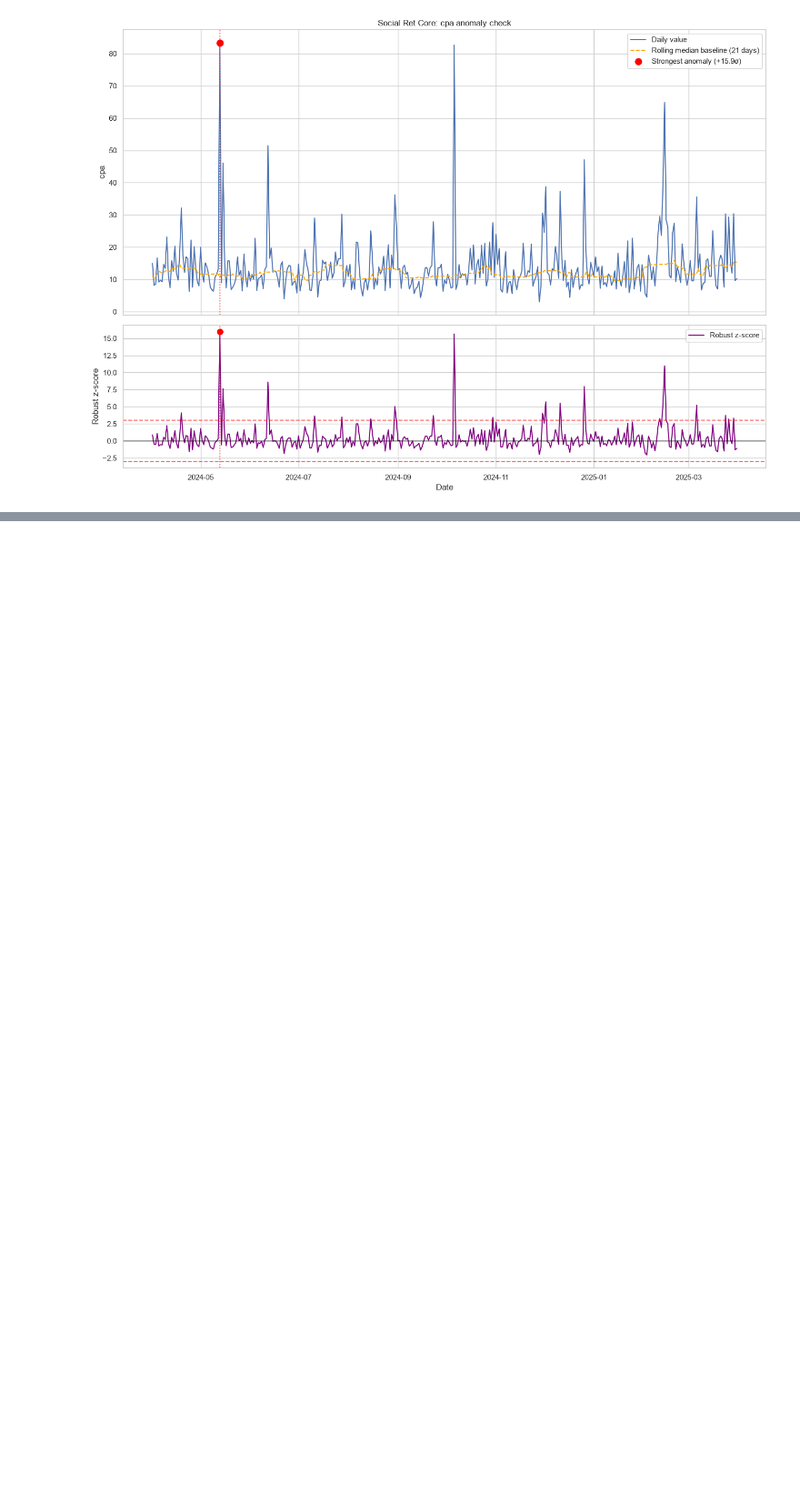
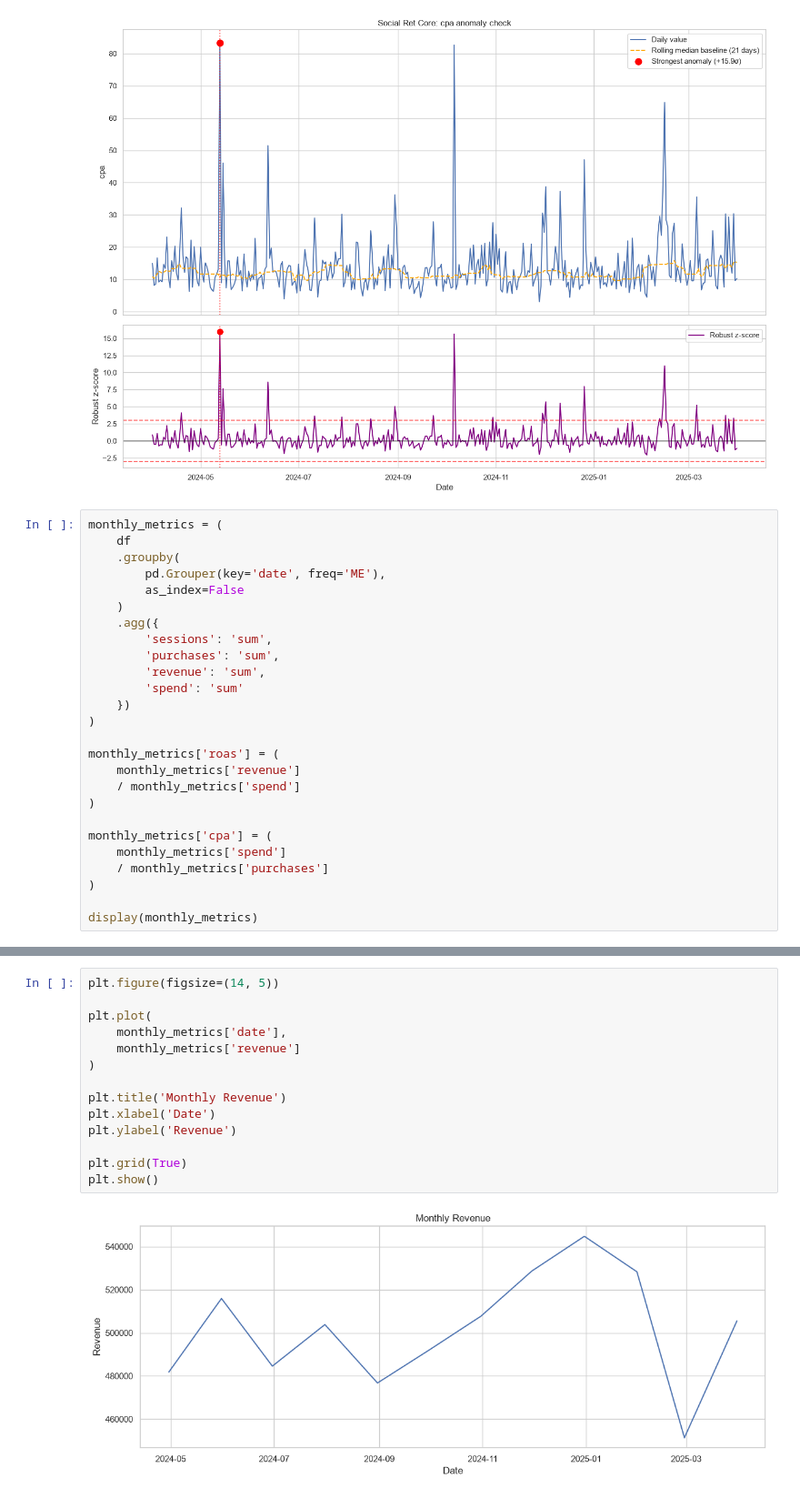
Before and after one commit to Waarentina/MA_test_task, a Jupyter notebook: MA_test_task.ipynb, the cells around one changed output, grey strips where cells are left out. Shown at 91% size. Saved outputs shown, nothing was run; the diff lists cells and outputs as text; blank space fills up the shorter version.

```diff
--- a/MA_test_task.ipynb
+++ b/MA_test_task.ipynb
@@ -706,3 +706,29 @@ plt.tight_layout()
 plt.show()
 # %% [output]
 [figure]
+# %%
+monthly_metrics = (
+    df
+    .groupby(
+        pd.Grouper(key='date', freq='ME'),
+        as_index=False
+    )
+    .agg({
+        'sessions': 'sum',
+        'purchases': 'sum',
+        'revenue': 'sum',
+        'spend': 'sum'
+    })
+)
+
+monthly_metrics['roas'] = (
+    monthly_metrics['revenue']
+    / monthly_metrics['spend']
+)
+
+monthly_metrics['cpa'] = (
+    monthly_metrics['spend']
+    / monthly_metrics['purchases']
+)
+
+display(monthly_metrics)
@@ -708,0 +749,16 @@ plt.show()
+# %%
+plt.figure(figsize=(14, 5))
+
+plt.plot(
+    monthly_metrics['date'],
+    monthly_metrics['revenue']
+)
+
+plt.title('Monthly Revenue')
+plt.xlabel('Date')
+plt.ylabel('Revenue')
+
+plt.grid(True)
+plt.show()
+# %% [output]
+[figure, added]
```
Also changed, not shown: parts of 4 cells of this notebook, 1 other file.
